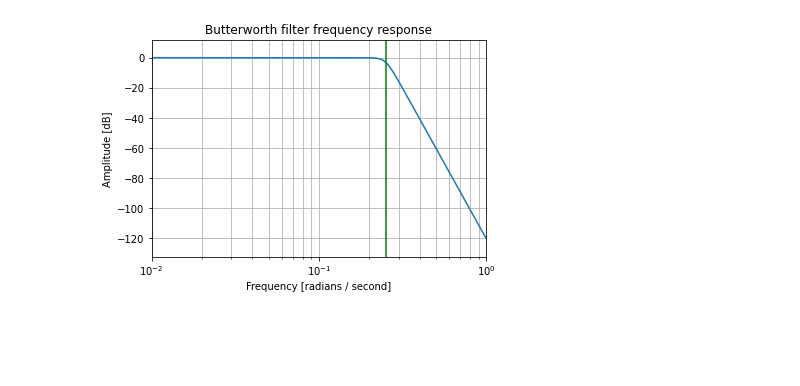
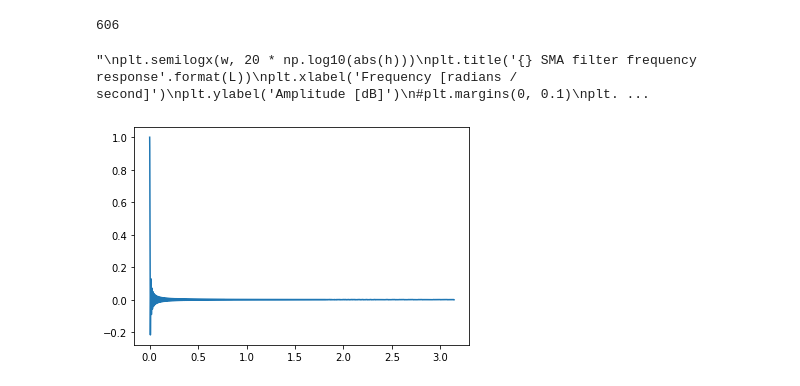
Before and after one commit to yassinkortam/ma_analysis, a Jupyter notebook: ma_analysis.ipynb, the cells around one changed output. Saved outputs shown, nothing was run; the diff lists cells and outputs as text; code cells hidden in the pictures; blank space fills up the shorter version.

```diff
--- a/ma_analysis.ipynb
+++ b/ma_analysis.ipynb
@@ -52,24 +78,15 @@ def band(W, X, energy, gain):
 # %%
-fft_len = 1000
-data_fft = fft.fftshift(fft.fft(data, fft_len))
-data_freq = fft.fftshift(fft.fftfreq(fft_len))
+N = 15
+W = b
+b, a = signal.butter(N, W, 'low', 'ba')
+w, h = signal.freqs(b, a, fft_len)
 
-e_data = norm(data)**2
-e_data_fft = norm(data_fft)**2
-gain = e_data_fft/e_data
-
-e = 0.5*e_data
-print(e)
-print("iter")
-b = band(data_freq, data_fft, e, gain)
-"""
-plt.semilogx(data_freq, 20 * np.log10(abs(data_fft)))
-plt.title('Market frequency response')
+plt.semilogx(w, 20 * np.log10(abs(h)))
+plt.title('Butterworth filter frequency response')
 plt.xlabel('Frequency [radians / second]')
 plt.ylabel('Amplitude [dB]')
+plt.margins(0, 0.1)
 plt.grid(which='both', axis='both')
-plt.axvline(b, color='green') # cutoff frequency
+plt.axvline(W, color='green') # cutoff frequency
 plt.show()
-print(b)
-"""
 # %% [output]
@@ -78,18 +102,27 @@ iter
 # %%
-N = 10
-W = 2.5E-1
+L = round(np.sqrt(0.196202+(W/(2*np.pi))**2)/(W/(2*np.pi)))
+print(L)
 
-b, a = signal.butter(N, W, 'low', 'ba')
-w, h = signal.freqs(b, a, fft_len)
+num = np.array([0 for i in range(L+1)])
+num[0] = 1
+num[len(num)-1] = -1
+den = np.array([1,-1])*L
 
+w, h = signal.freqz(num, den, worN=fft_len)
 
+plt.plot(w,h)
+
+"""
 plt.semilogx(w, 20 * np.log10(abs(h)))
-plt.title('Butterworth filter frequency response')
+plt.title('{} SMA filter frequency response'.format(L))
 plt.xlabel('Frequency [radians / second]')
 plt.ylabel('Amplitude [dB]')
-plt.margins(0, 0.1)
+#plt.margins(0, 0.1)
 plt.grid(which='both', axis='both')
 plt.axvline(W, color='green') # cutoff frequency
 plt.show()
+"""
 # %% [output]
+606
+"\nplt.semilogx(w, 20 * np.log10(abs(h)))\nplt.title('{} SMA filter frequency response'.format(L))\nplt.xlabel('Frequency [radians / second]')\nplt.ylabel('Amplitude [dB]')\n#plt.margins(0, 0.1)\nplt. ...
-[figure, old version]
+[figure, new version]
```
Also changed, not shown: parts of 8 cells of this notebook.
